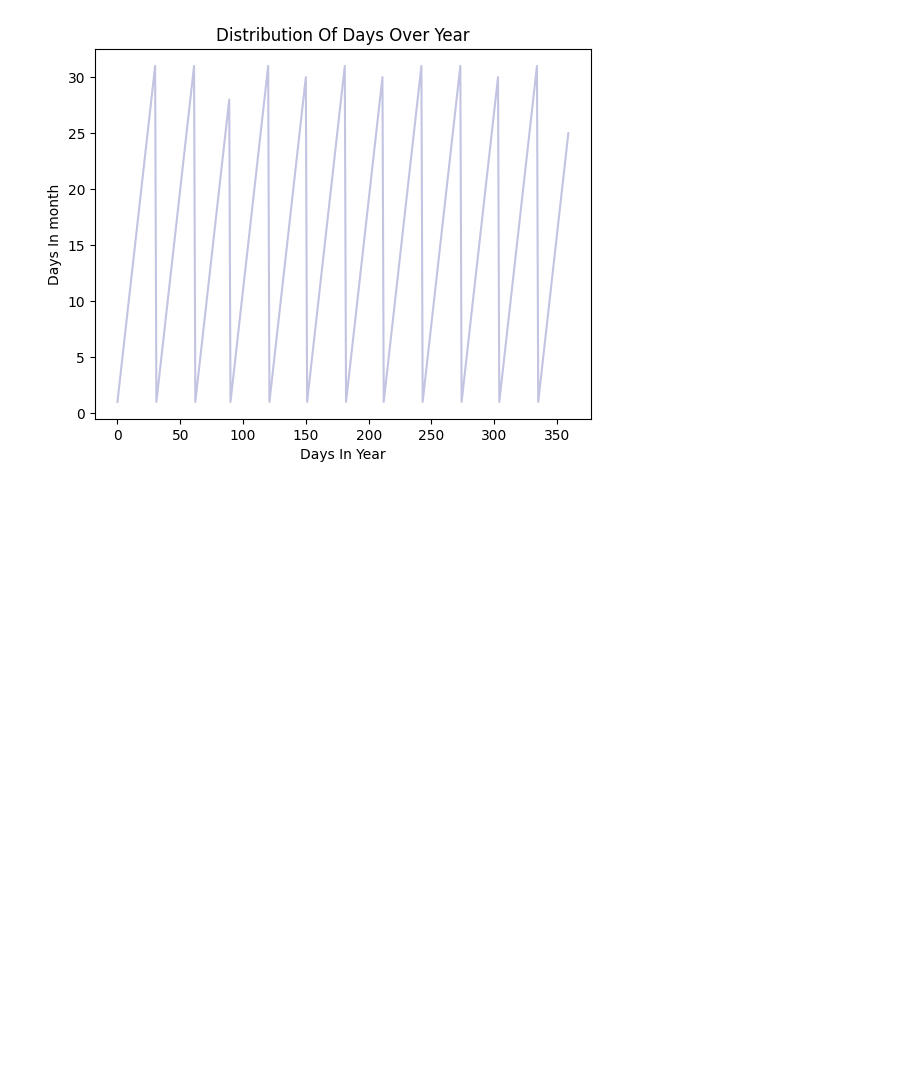
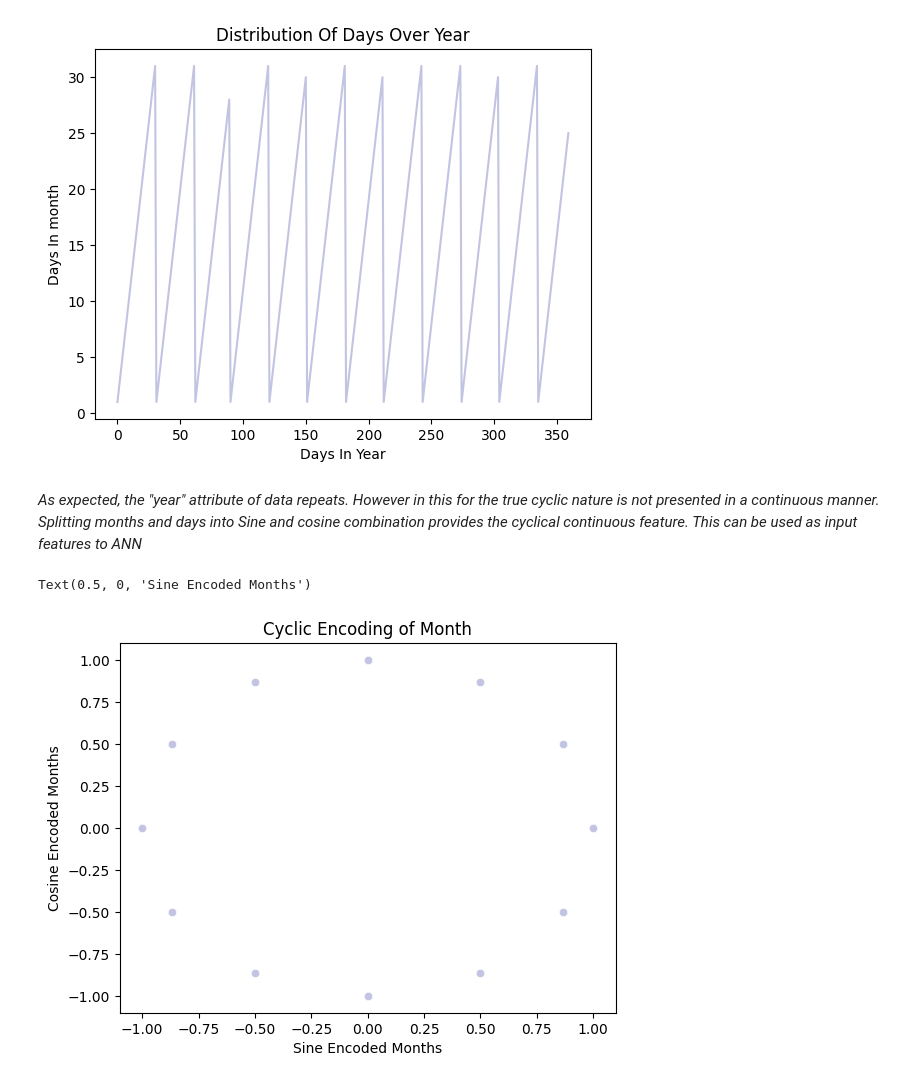
Before and after one commit to AhmedRafid023/deeplearning-with-tensorflow, a Jupyter notebook: forecasting_rain.ipynb, the cells around one changed output. Cells and saved outputs as stored; diff of their text form; code cells hidden in the pictures; blank space fills up the shorter version.

```diff
--- a/forecasting_rain.ipynb
+++ b/forecasting_rain.ipynb
@@ -149,3 +149,13 @@ tm.set_xlabel("Days In Year")
 # %% [output]
 Text(0.5, 0, 'Days In Year')
 [figure]
+# %% [markdown]
+*As expected, the "year" attribute of data repeats. However in this for the true cyclic nature is not presented in a continuous manner. Splitting months and days into Sine and cosine combination provides the cyclical continuous feature. This can be used as input features to ANN*
+# %%
+cyclic_month = sns.scatterplot(x="month_sin",y="month_cos",data=df, color="#C2C4E2")
+cyclic_month.set_title("Cyclic Encoding of Month")
+cyclic_month.set_ylabel("Cosine Encoded Months")
+cyclic_month.set_xlabel("Sine Encoded Months")
+# %% [output]
+Text(0.5, 0, 'Sine Encoded Months')
+[figure, added]
```
